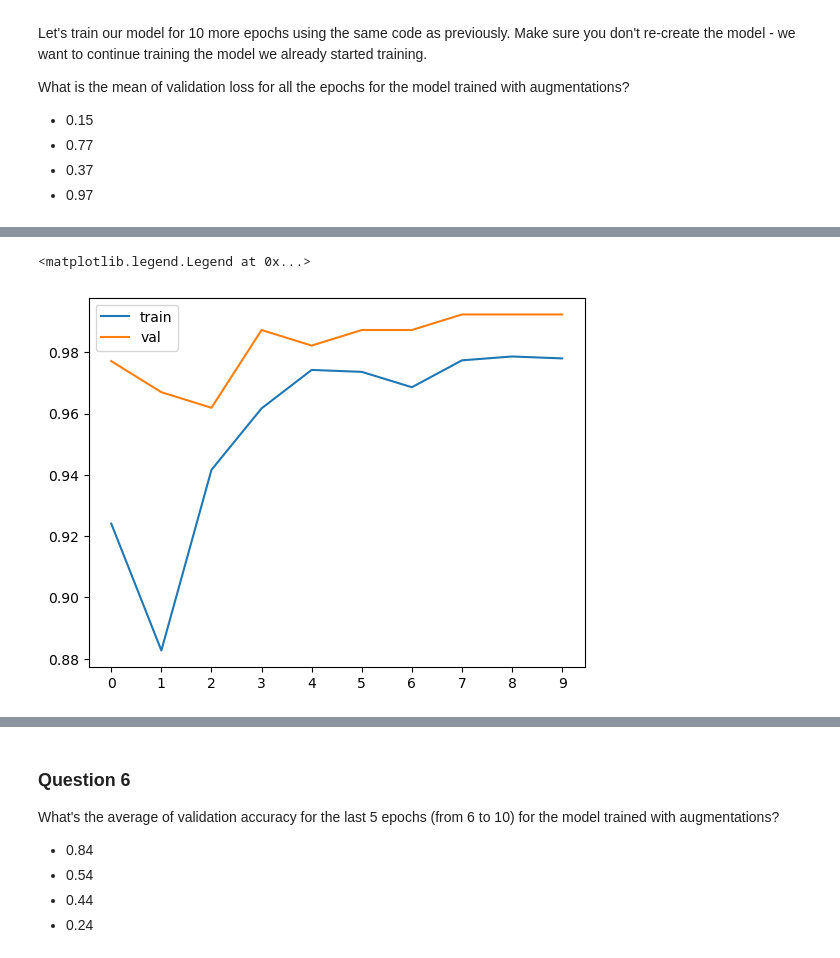
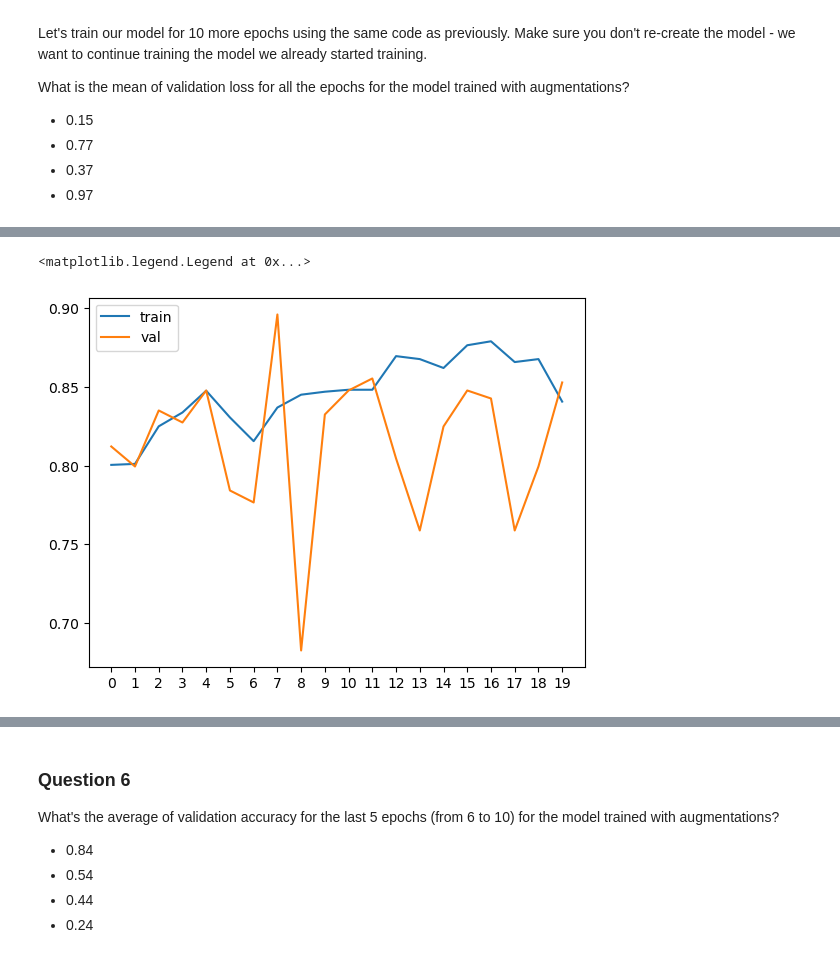
Before and after one commit to Andrej-Ilin/course_zoomcamp_2022, a Jupyter notebook: week7/hw8.ipynb, the cells around one changed output, grey strips where cells are left out. Cells and saved outputs as stored; diff of their text form; code cells hidden in the pictures.

````diff
--- a/week7/hw7.ipynb
+++ b/week7/hw8.ipynb
@@ -197,8 +184,7 @@ model.fit(
 )
 ```
 # %%
-train_gen = ImageDataGenerator(rescale=1. / 255,
-                               preprocessing_function=preprocess_input)
+train_gen = ImageDataGenerator(rescale=1. / 255)
 
 train_ds = train_gen.flow_from_directory(
     "./Dino or Dragon/train",
@@ -208,8 +194,7 @@ train_ds = train_gen.flow_from_directory(
     class_mode='binary'
 )
 
-val_gen = ImageDataGenerator(rescale=1. / 255,
-                               preprocessing_function=preprocess_input)
+val_gen = ImageDataGenerator(rescale=1. / 255)
 
 val_ds = val_gen.flow_from_directory(
     "./Dino or Dragon/test",
@@ -247,4 +209,4 @@ chechpoint = keras.callbacks.ModelCheckpoint(
 # %%
-history = model.fit(train_ds, epochs=10, validation_data=val_ds, callbacks=[chechpoint])
+history = model.fit(train_ds, epochs=10, validation_data=val_ds)
 # %% [output]
 Epoch 1/10
@@ -327,7 +282,8 @@ Add the following augmentations to your training data generator:
 # %%
 input_size = 150
 train_gen = ImageDataGenerator(
-    preprocessing_function=preprocess_input,
+    rescale=1./255,
+#     preprocessing_function=preprocess_input,
     rotation_range=40,
     width_shift_range=0.2,
     height_shift_range=0.2,
@@ -344,16 +300,5 @@ train_ds = train_gen.flow_from_directory(
     shuffle=True,
     class_mode='binary'
 )
-
-
-val_gen = ImageDataGenerator(preprocessing_function=preprocess_input)
-
-val_ds = val_gen.flow_from_directory(
-    "./Dino or Dragon/test",
-    target_size=(150, 150),
-    batch_size=20,
-    shuffle=True,
-    class_mode='binary'
-)
 # %% [output]
 Found 1594 images belonging to 2 classes.
@@ -372,5 +316,5 @@ What is the mean of validation loss for all the epochs for the model trained wit
 - 0.37
 - 0.97
 # %%
-history = model.fit(train_ds, epochs=10, validation_data=val_ds, callbacks=[chechpoint])
+history = model.fit(train_ds, epochs=20, validation_data=val_ds)
 # %% [output]
@@ -397,11 +338,11 @@ Epoch 10/10
 # %%
 plt.plot(history.history['accuracy'], label='train')
 plt.plot(history.history['val_accuracy'], label='val')
-plt.xticks(np.arange(10))
+plt.xticks(np.arange(20))
 plt.legend()
 # %% [output]
 <matplotlib.legend.Legend at 0x...>
-[figure, old version]
+[figure, new version]
 # %%
 np.mean(history.history["val_loss"])
 # %% [output]
````
Also changed, not shown: parts of 22 cells of this notebook, 4 other files.
